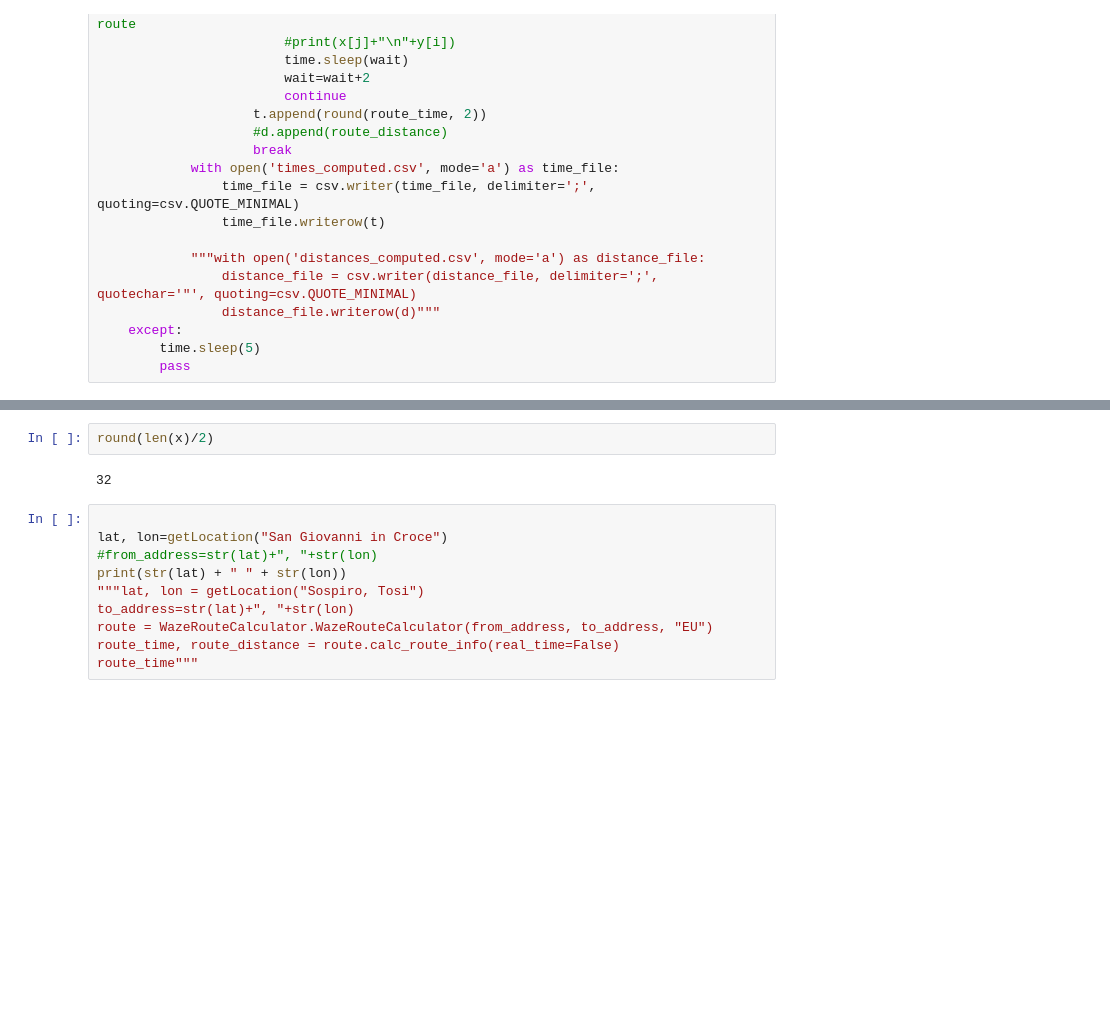
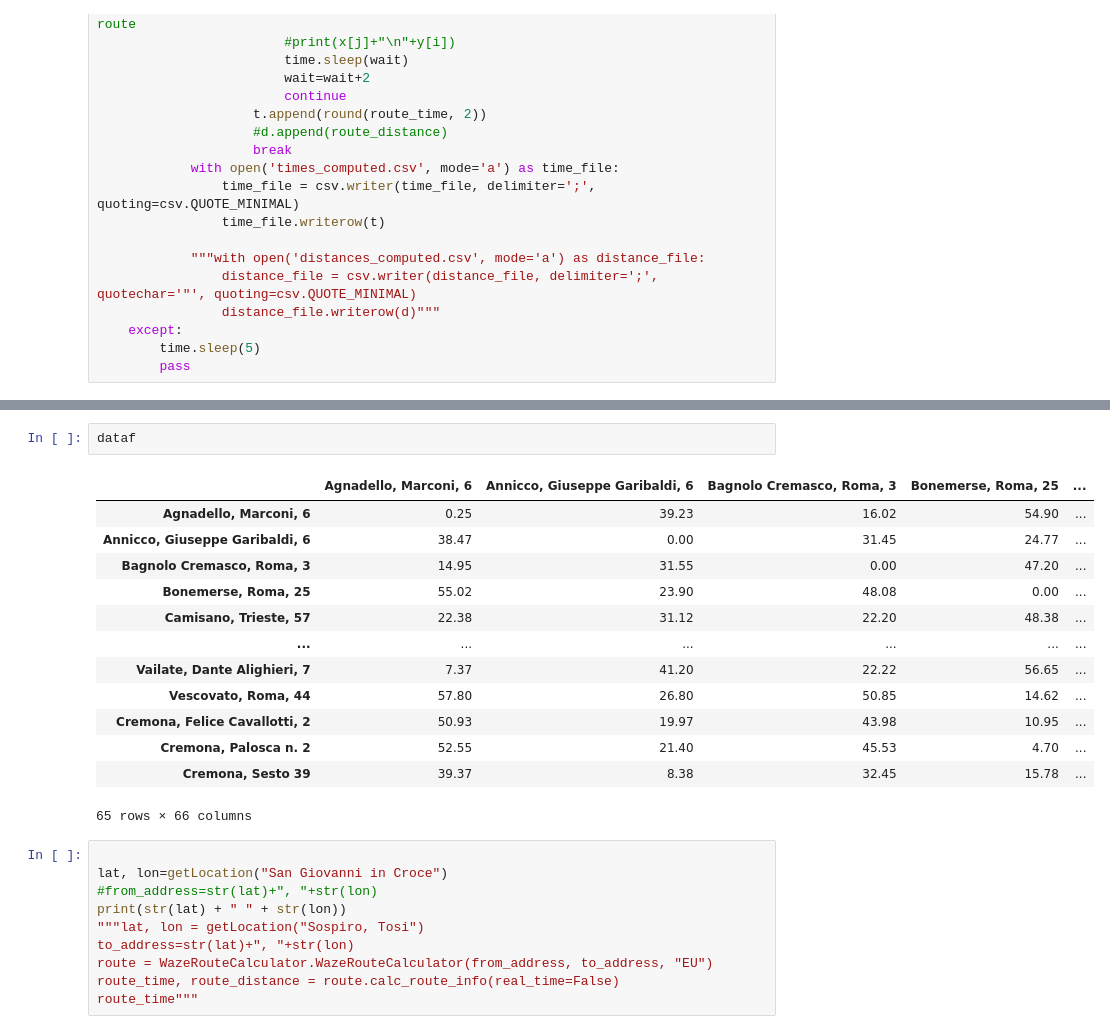
Before and after one commit to MassimoCavagna/Bachelor-Thesis, a Jupyter notebook: Geolocation.ipynb, the cells around one changed output, grey strips where cells are left out. Drawn from its saved outputs; the diff is of its cells as text; blank space fills up the shorter version.

```diff
--- a/Geolocation.ipynb
+++ b/Geolocation.ipynb
@@ -165,7 +163,19 @@ len(dataf)
-# %%
-round(len(x)/2)
-# %% [output]
-32
+# %%
+dataf
+# %% [output]
+|  | Agnadello, Marconi, 6 | Annicco, Giuseppe Garibaldi, 6 | Bagnolo Cremasco, Roma, 3 | Bonemerse, Roma, 25 | ... |
+| Agnadello, Marconi, 6 | 0.25 | 39.23 | 16.02 | 54.90 | ... |
+| Annicco, Giuseppe Garibaldi, 6 | 38.47 | 0.00 | 31.45 | 24.77 | ... |
+| Bagnolo Cremasco, Roma, 3 | 14.95 | 31.55 | 0.00 | 47.20 | ... |
+| Bonemerse, Roma, 25 | 55.02 | 23.90 | 48.08 | 0.00 | ... |
+| Camisano, Trieste, 57 | 22.38 | 31.12 | 22.20 | 48.38 | ... |
+| ... | ... | ... | ... | ... | ... |
+| Vailate, Dante Alighieri, 7 | 7.37 | 41.20 | 22.22 | 56.65 | ... |
+| Vescovato, Roma, 44 | 57.80 | 26.80 | 50.85 | 14.62 | ... |
+| Cremona, Felice Cavallotti, 2 | 50.93 | 19.97 | 43.98 | 10.95 | ... |
+| Cremona, Palosca n. 2 | 52.55 | 21.40 | 45.53 | 4.70 | ... |
+| Cremona, Sesto 39 | 39.37 | 8.38 | 32.45 | 15.78 | ... |
+65 rows × 66 columns
 # %%
 
 lat, lon=getLocation("San Giovanni in Croce")
```
Also changed, not shown: parts of 3 cells of this notebook, 2 other files.
